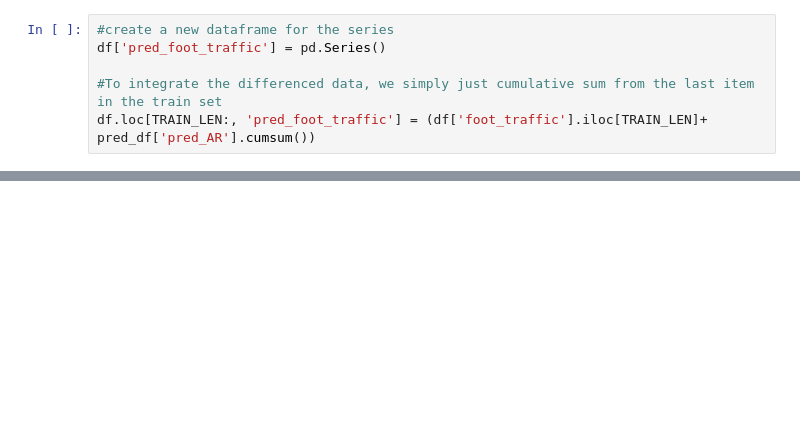
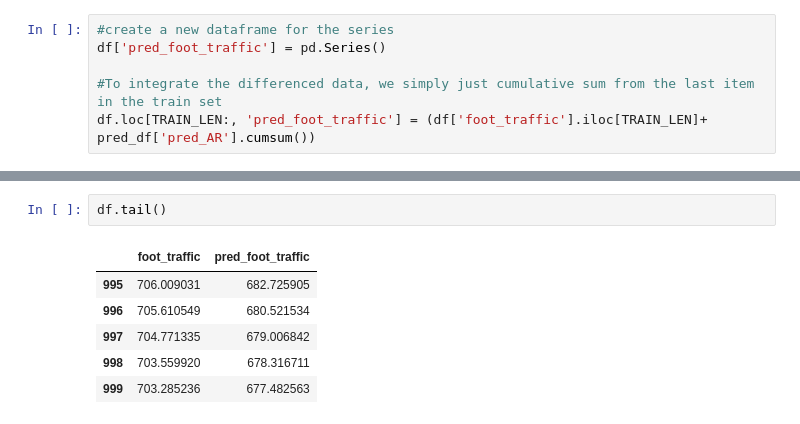
Before and after one commit to lewinskie254/timeseries-youtube, a Jupyter notebook: Lecture_4_Timeseries_Analysis_AutoregressiveModel.ipynb, the cells around one changed output, grey strips where cells are left out. Cells and saved outputs as stored; diff of their text form; blank space fills up the shorter version.

```diff
--- a/Lecture_4_Timeseries_Analysis_AutoregressiveModel.ipynb
+++ b/Lecture_4_Timeseries_Analysis_AutoregressiveModel.ipynb
@@ -165,3 +182,12 @@ df.loc[TRAIN_LEN:, 'pred_foot_traffic'] = (df['foot_traffic'].iloc[TRAIN_LEN]+ p
+# %%
+df.tail()
+# %% [output]
+|  | foot_traffic | pred_foot_traffic |
+| 995 | 706.009031 | 682.725905 |
+| 996 | 705.610549 | 680.521534 |
+| 997 | 704.771335 | 679.006842 |
+| 998 | 703.559920 | 678.316711 |
+| 999 | 703.285236 | 677.482563 |
 # %%
 #plot the predictions and compare them to the actual values.
 fig, ax = plt.subplots()
```
Also changed, not shown: parts of 9 cells of this notebook.
